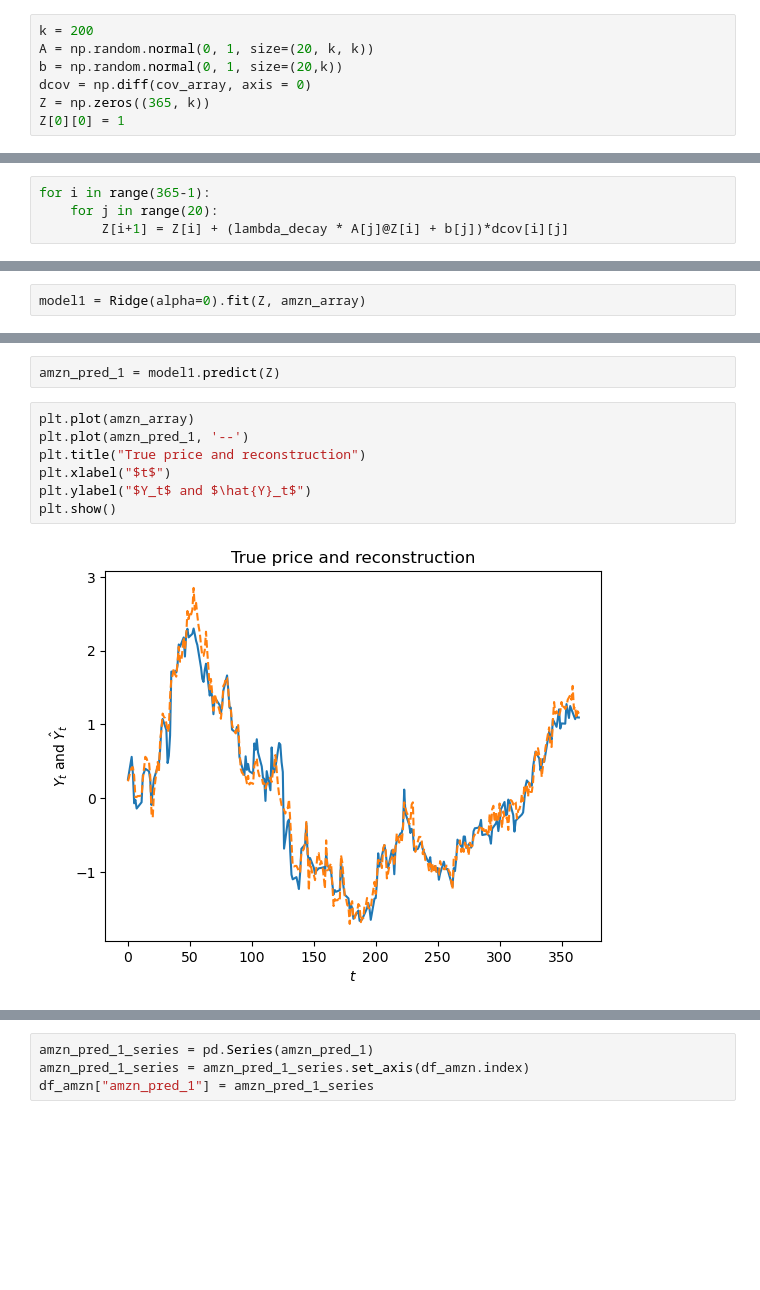
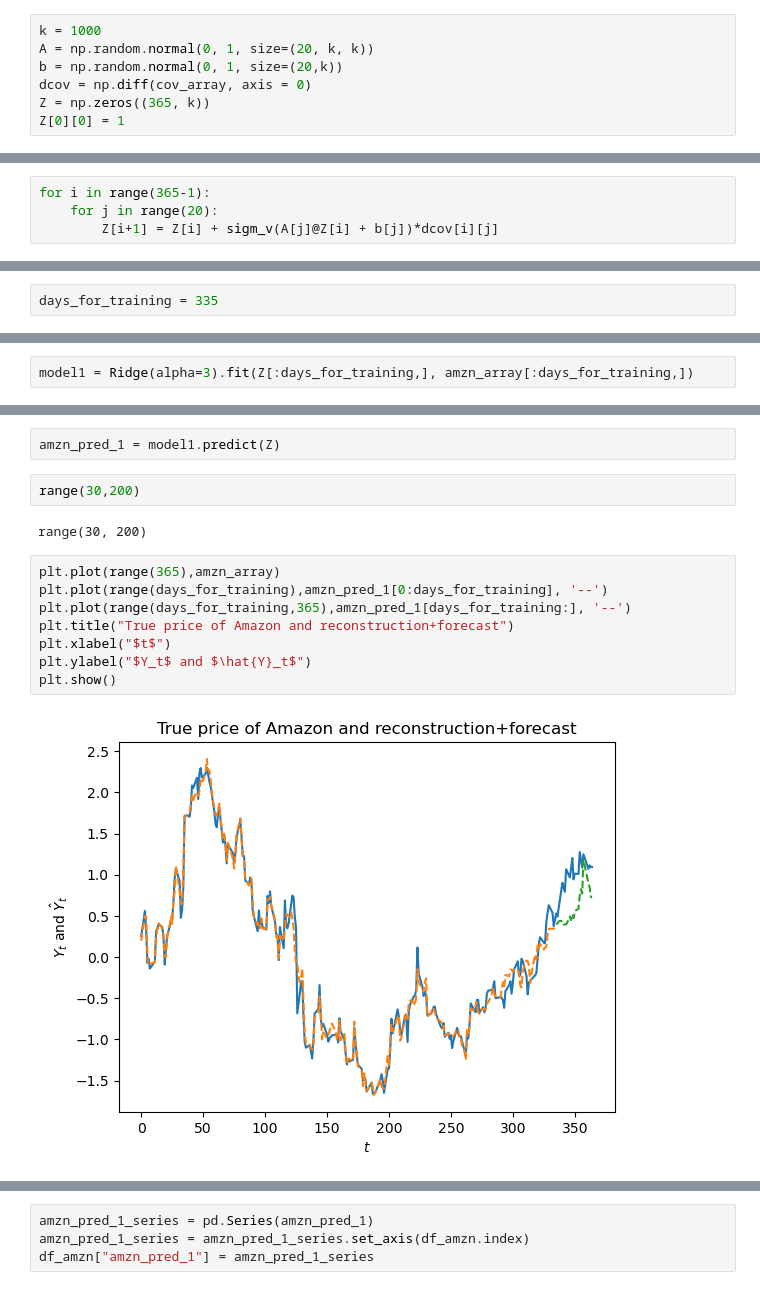
Before and after one commit to vdrvar/signature_randomization_differential-equations, a Jupyter notebook: application.ipynb, the cells around one changed output, grey strips where cells are left out. Saved outputs shown, nothing was run; the diff lists cells and outputs as text; blank space fills up the shorter version.

```diff
--- a/application.ipynb
+++ b/application.ipynb
@@ -148,7 +150,7 @@ plt.show()
 # %% [markdown]
 ## Compute a lower-dimensional randomized signature of the covariate process
 # %%
-k = 200
+k = 1000
 A = np.random.normal(0, 1, size=(20, k, k))
 b = np.random.normal(0, 1, size=(20,k))
 dcov = np.diff(cov_array, axis = 0)
@@ -159,7 +161,7 @@ lambda_decay = 1/40
 # %%
 for i in range(365-1):
     for j in range(20):
-        Z[i+1] = Z[i] + (lambda_decay * A[j]@Z[i] + b[j])*dcov[i][j]
+        Z[i+1] = Z[i] + sigm_v(A[j]@Z[i] + b[j])*dcov[i][j]
 # %%
 for i in range(k):
     plt.plot(Z[:,i])
@@ -173,2 +175,4 @@ plt.show()
 # %% [markdown]
 ## Use to signature to approximate the price of Amazon
+# %%
+days_for_training = 335
@@ -175,3 +195,3 @@ plt.show()
 # %%
-model1 = Ridge(alpha=0).fit(Z, amzn_array)
+model1 = Ridge(alpha=3).fit(Z[:days_for_training,], amzn_array[:days_for_training,])
 # %%
@@ -206,14 +226,19 @@ coefficients: [ 1.23736446e+13  1.12696043e+12  8.02128608e+12 -2.40788657e+12
 # %%
 amzn_pred_1 = model1.predict(Z)
+# %%
+range(30,200)
+# %% [output]
+range(30, 200)
 # %%
-plt.plot(amzn_array)
-plt.plot(amzn_pred_1, '--')
-plt.title("True price and reconstruction")
+plt.plot(range(365),amzn_array)
+plt.plot(range(days_for_training),amzn_pred_1[0:days_for_training], '--')
+plt.plot(range(days_for_training,365),amzn_pred_1[days_for_training:], '--')
+plt.title("True price of Amazon and reconstruction+forecast")
 plt.xlabel("$t$")
 plt.ylabel("$Y_t$ and $\hat{Y}_t$")
 plt.show()
 # %% [output]
-[figure, old version]
+[figure, new version]
 # %%
 np.linalg.norm(amzn_array-amzn_pred_1)
 # %% [output]
```
Also changed, not shown: parts of 10 cells of this notebook, 1 other file.
